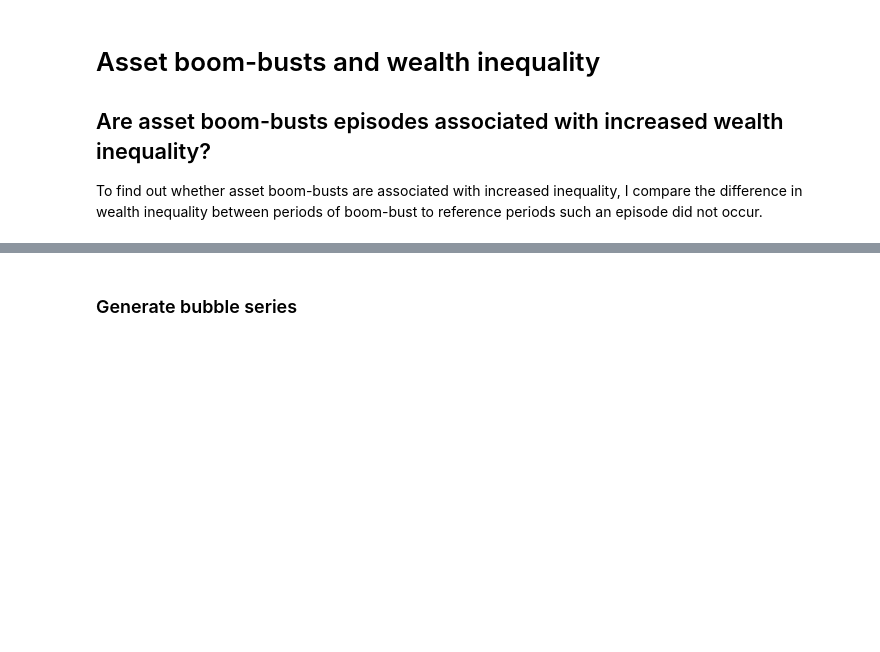
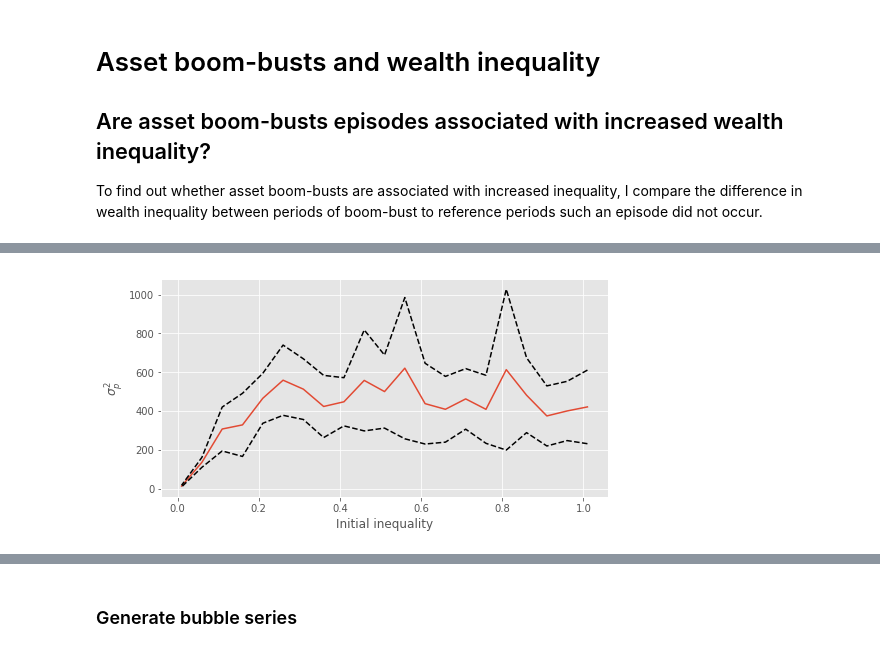
Before and after one commit to joerischasfoort/bubble-inequality, a Jupyter notebook: asset_boom_busts_and_wealth_inequality.ipynb, the cells around one changed output, grey strips where cells are left out. Saved outputs shown, nothing was run; the diff lists cells and outputs as text; code cells hidden in the pictures; blank space fills up the shorter version.

```diff
--- a/asset_boom_busts_and_wealth_inequality.ipynb
+++ b/asset_boom_busts_and_wealth_inequality.ipynb
@@ -32,0 +43,2 @@ To find out whether asset boom-busts are associated with increased inequality, I
+# %%
+params['strat_share_chartists'] = 0.85
@@ -32,0 +50,10 @@ To find out whether asset boom-busts are associated with increased inequality, I
+# %%
+trdrs = []
+orbs = []
+for exp in range(len(init_equality)):
+    equality = init_equality[exp]
+    for seed in range(NRUNS):
+        traders, orderbook = init_objects_unequal(params, seed, equality)
+        traders, orderbook = pb_distr_model(traders, orderbook, params, seed)
+        trdrs.append(traders)
+        orbs.append(orderbook)
@@ -32,0 +105,15 @@ To find out whether asset boom-busts are associated with increased inequality, I
+# %%
+# split the stdevs in parts of NRUNS
+stdev_averages = []
+stdev_conf_interval_uppers = []
+stdev_conf_intervals_lowers = []
+
+for x in range(len(init_equality)):
+    y = x * NRUNS
+    g = stdevs_prices[y: y + NRUNS]
+    stdev_averages.append(np.mean(g))
+    sample_stdev = np.std(g)
+    sigma = sample_stdev/math.sqrt(len(g))
+    lower, upper = stats.t.interval(alpha = 0.95, df= 24, loc = np.mean(g), scale = sigma)
+    stdev_conf_interval_uppers.append(upper)
+    stdev_conf_intervals_lowers.append(lower)
@@ -32,0 +127,15 @@ To find out whether asset boom-busts are associated with increased inequality, I
+# %%
+fig, ax1 = plt.subplots(1, 1, figsize=[8,4])
+
+ax1.plot(init_equality, stdev_averages)
+ax1.plot(init_equality, stdev_conf_interval_uppers, 'k--')
+ax1.plot(init_equality, stdev_conf_intervals_lowers, 'k--')
+
+ax1.set_ylabel('$\sigma^2_p$')
+ax1.set_xlabel('Initial inequality')
+
+#ax2.scatter(data_ineq_exp['init_ineq'], data_ineq_exp['stdev_p'])
+
+fig.savefig('init_inequality_price_stdev2.png', dpi=200, bbox_inches = 'tight', pad_inches = 0)
+# %% [output]
+[figure, added]
```
Also changed, not shown: parts of 24 cells of this notebook, 3 other files.
